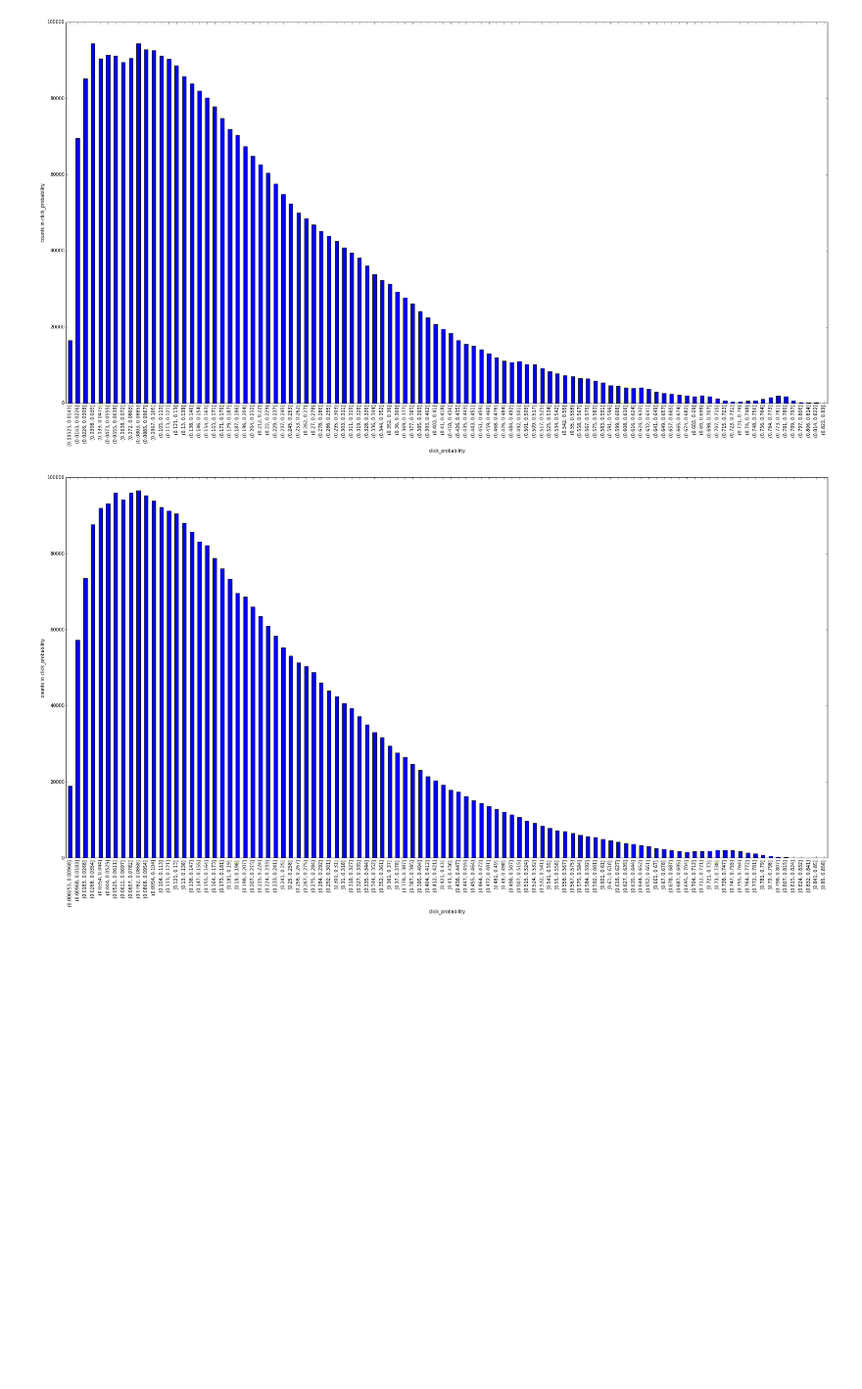
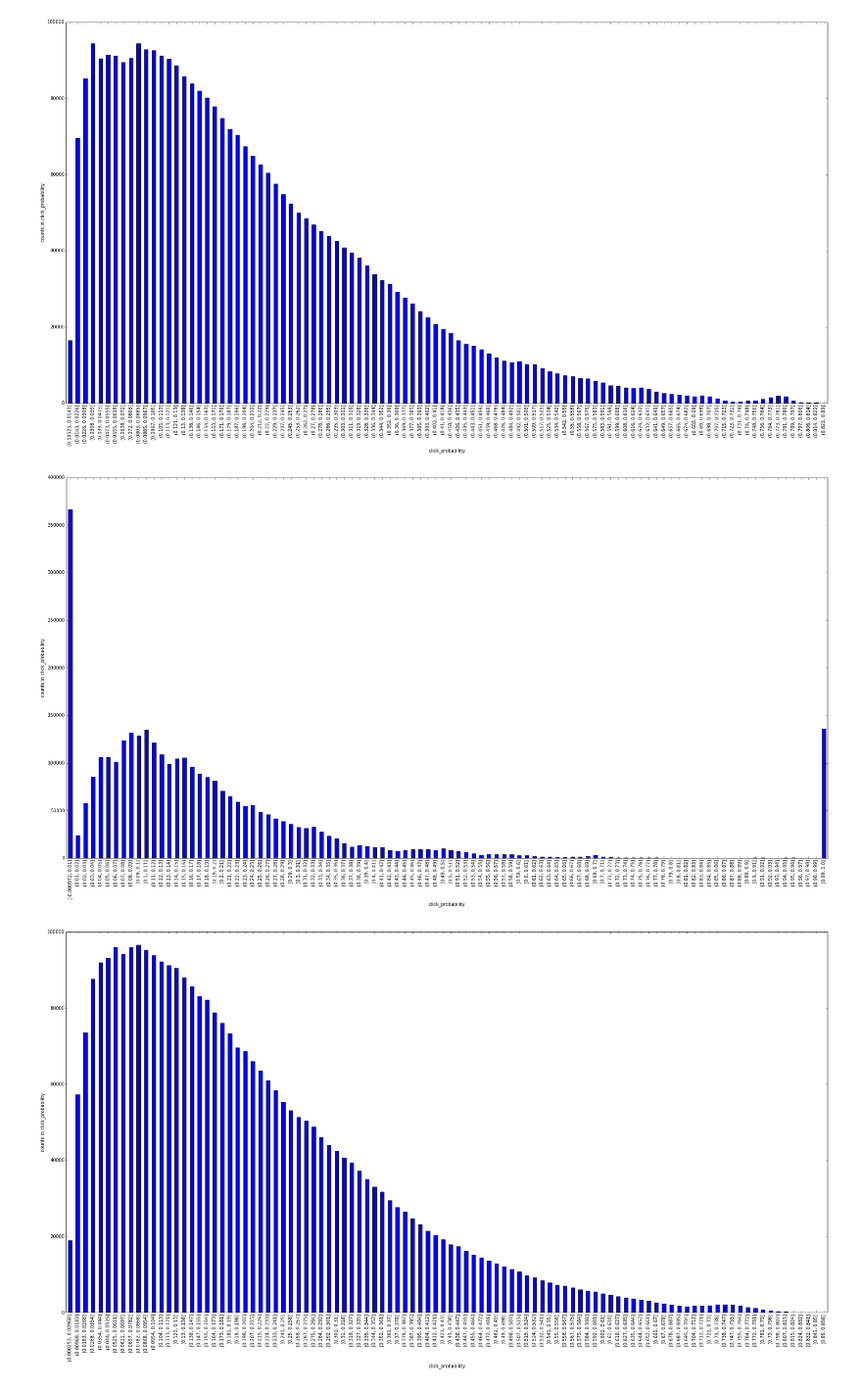
Before and after one commit to kitianFresh/kuaishou, a Jupyter notebook: models/train_test_val_distribution.ipynb, the cells around one changed output. Shown: that part at 98% size. Cells and saved outputs as stored; diff of their text form; code cells hidden in the pictures; blank space fills up the shorter version.

```diff
--- a/models/train_test_val_distribution.ipynb
+++ b/models/train_test_val_distribution.ipynb
@@ -17,6 +17,10 @@ sub_lgbm_1 = pd.read_csv('Sub-LGBM-1.txt', sep='\t',
 sub_lgbm_9 = pd.read_csv('Sub-LGBM-9.txt', sep='\t',
                              header=None,
                              names=['user_id', 'photo_id', 'click_probability'])
+# %%
+sub_lgbm_10 = pd.read_csv('Sub-LGBM-10.txt', sep='\t',
+                             header=None,
+                             names=['user_id', 'photo_id', 'click_probability'])
 # %%
 sub_catboost_1 = pd.read_csv('Sub-CATBOOST-1.txt', sep='\t',
                              header=None,
@@ -39,6 +43,10 @@ plot_data_cut(sub_lgbm_1, 'click_probability', 100)
 plot_data_cut(sub_lgbm_9, 'click_probability', 100)
 # %% [output]
 [figure]
+# %%
+plot_data_cut(sub_lgbm_10, 'click_probability', 100)
+# %% [output]
+[figure, added]
 # %%
 plot_data_cut(sub_catboost_1, 'click_probability', 100)
 # %% [output]
```
Also changed, not shown: 2 other files.
